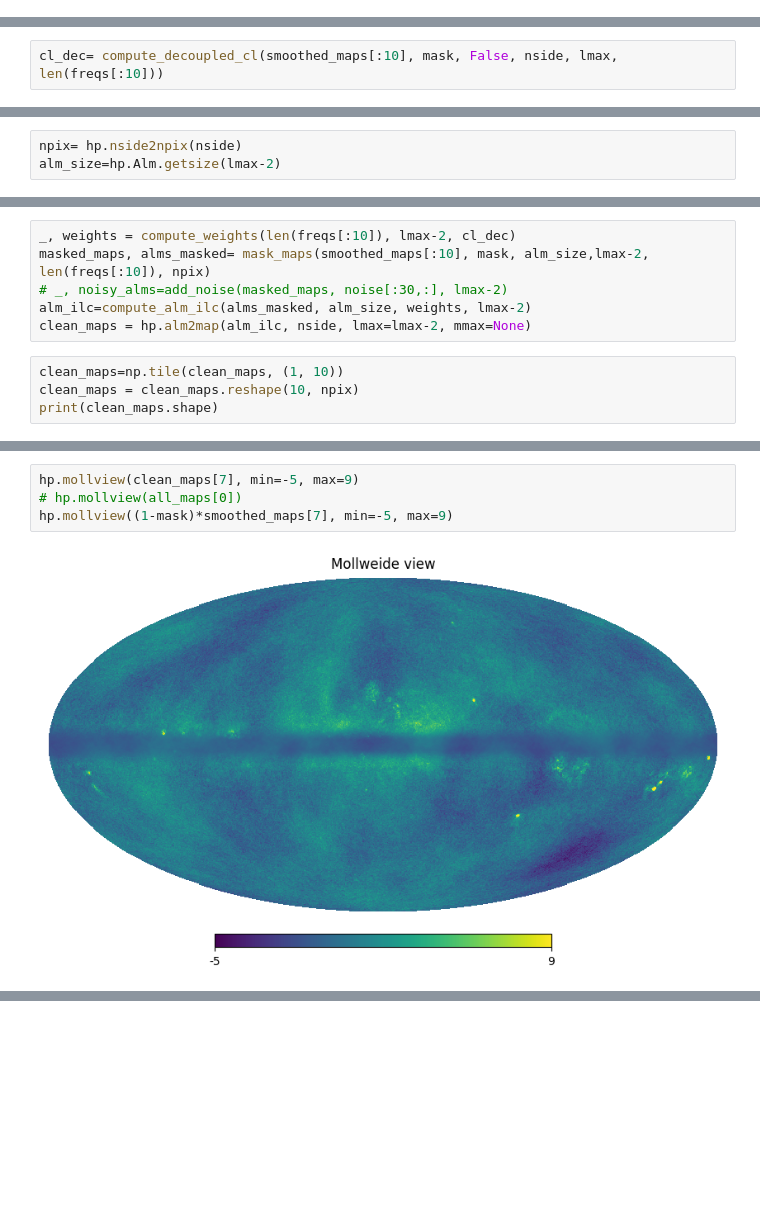
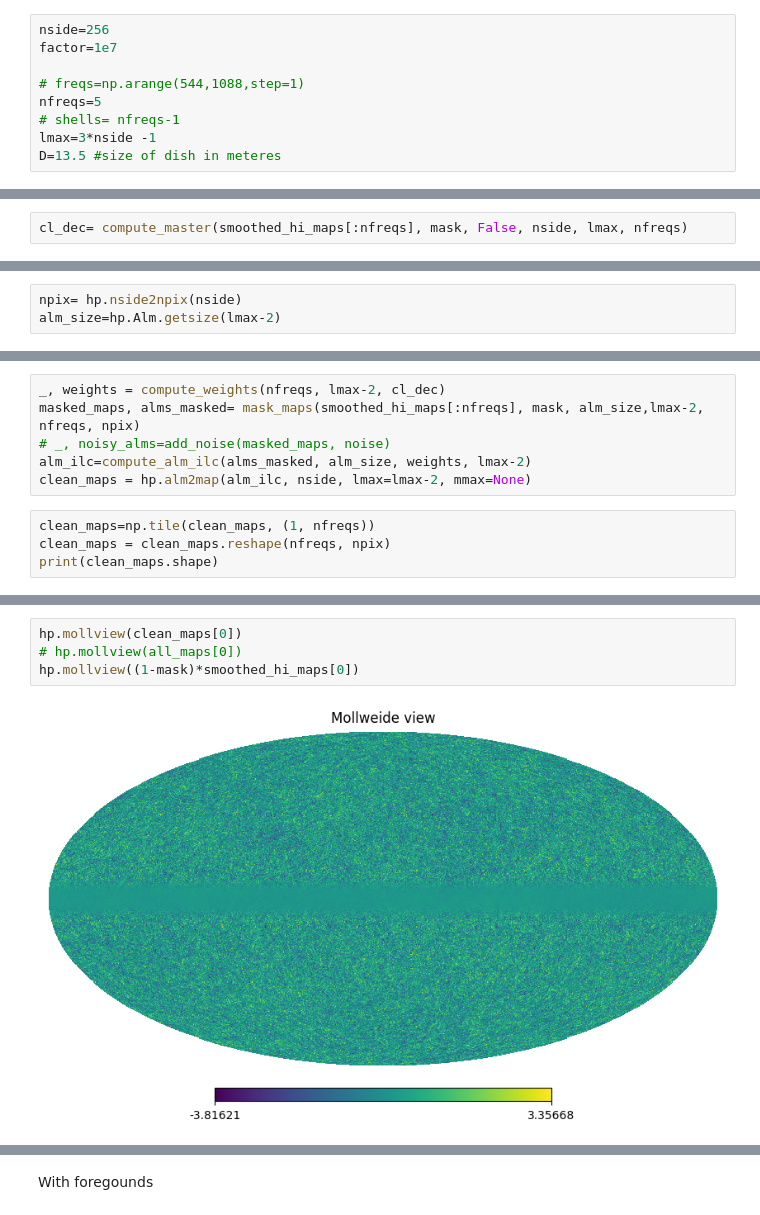
Before and after one commit to urwa99/MASS_Thesis, a Jupyter notebook: HI/HI_HILC.ipynb, the cells around one changed output, grey strips where cells are left out. Cells and saved outputs as stored; diff of their text form; blank space fills up the shorter version.

Commit message:
cleaned up code

```diff
--- a/HI/HI_HILC.ipynb
+++ b/HI/HI_HILC.ipynb
@@ -59,6 +55,15 @@ def add_noise(maps_in, noise_maps, lmax):
     return noisy_maps, noisy_alms
 # %% [markdown]
 ### Run HILC
+# %%
+nside=256
+factor=1e7
+
+# freqs=np.arange(544,1088,step=1)
+nfreqs=5
+# shells= nfreqs-1
+lmax=3*nside -1
+D=13.5 #size of dish in meteres
 # %%
 def compute_decoupled_cl( maps: np.ndarray, masks:np.ndarray, X:bool, nsides:int, lmax:int, n_freq:int)-> np.ndarray:
     """
@@ -190,7 +151,7 @@ float64
 # %% [markdown]
 Compute decooupled power spectra for first 30 frequencies
 # %%
-cl_dec= compute_decoupled_cl(smoothed_maps[:10], mask, False, nside, lmax, len(freqs[:10]))
+cl_dec= compute_master(smoothed_hi_maps[:nfreqs], mask, False, nside, lmax, nfreqs)
 # %% [output]
 Decoupling map 0
 Decoupling map 1
@@ -209,11 +168,11 @@ print(noise.shape)
 # %%
-_, weights = compute_weights(len(freqs[:10]), lmax-2, cl_dec)
-masked_maps, alms_masked= mask_maps(smoothed_maps[:10], mask, alm_size,lmax-2, len(freqs[:10]), npix)
-# _, noisy_alms=add_noise(masked_maps, noise[:30,:], lmax-2)
+_, weights = compute_weights(nfreqs, lmax-2, cl_dec)
+masked_maps, alms_masked= mask_maps(smoothed_hi_maps[:nfreqs], mask, alm_size,lmax-2, nfreqs, npix)
+# _, noisy_alms=add_noise(masked_maps, noise)
 alm_ilc=compute_alm_ilc(alms_masked, alm_size, weights, lmax-2)
 clean_maps = hp.alm2map(alm_ilc, nside, lmax=lmax-2, mmax=None)
 # %%
-clean_maps=np.tile(clean_maps, (1, 10))
-clean_maps = clean_maps.reshape(10, npix)
+clean_maps=np.tile(clean_maps, (1, nfreqs))
+clean_maps = clean_maps.reshape(nfreqs, npix)
 print(clean_maps.shape)
 # %% [output]
@@ -248,6 +213,6 @@ all_maps=np.load("/home/iloveorcas/MASS_Thesis/results/contaminated_maps.npy")
 # %%
-hp.mollview(clean_maps[7], min=-5, max=9)
+hp.mollview(clean_maps[0])
 # hp.mollview(all_maps[0])
-hp.mollview((1-mask)*smoothed_maps[7], min=-5, max=9)
+hp.mollview((1-mask)*smoothed_hi_maps[0])
 # %% [output]
-[figure, old version]
+[figure, new version]
@@ -254,0 +220,2 @@ hp.mollview((1-mask)*smoothed_maps[7], min=-5, max=9)
+# %% [markdown]
+With foregounds
```
Also changed, not shown: parts of 22 cells of this notebook.
